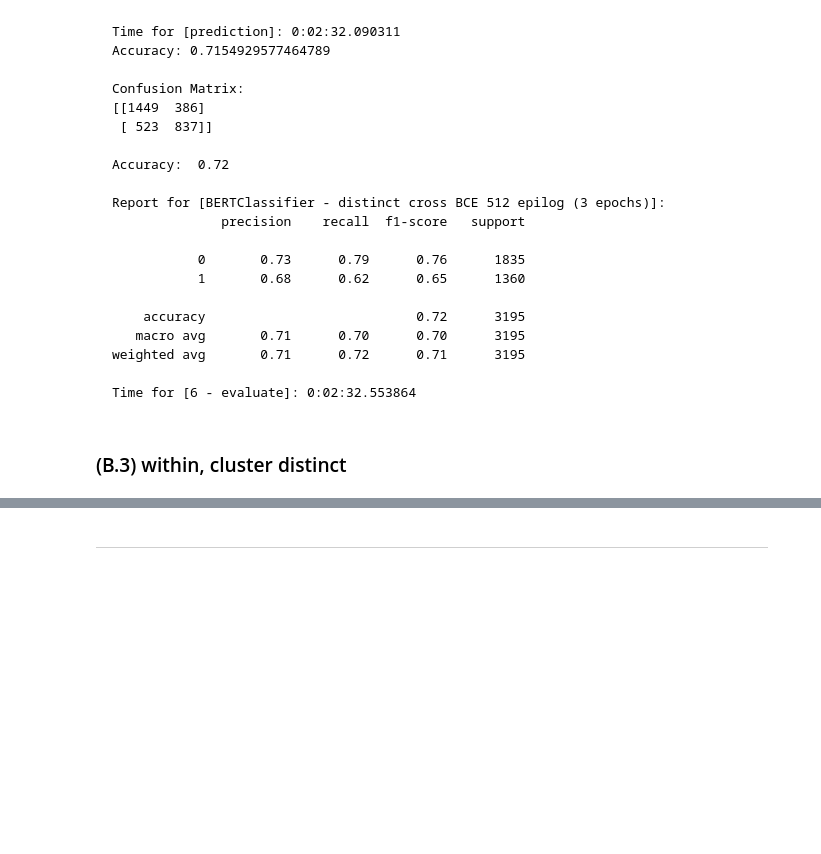
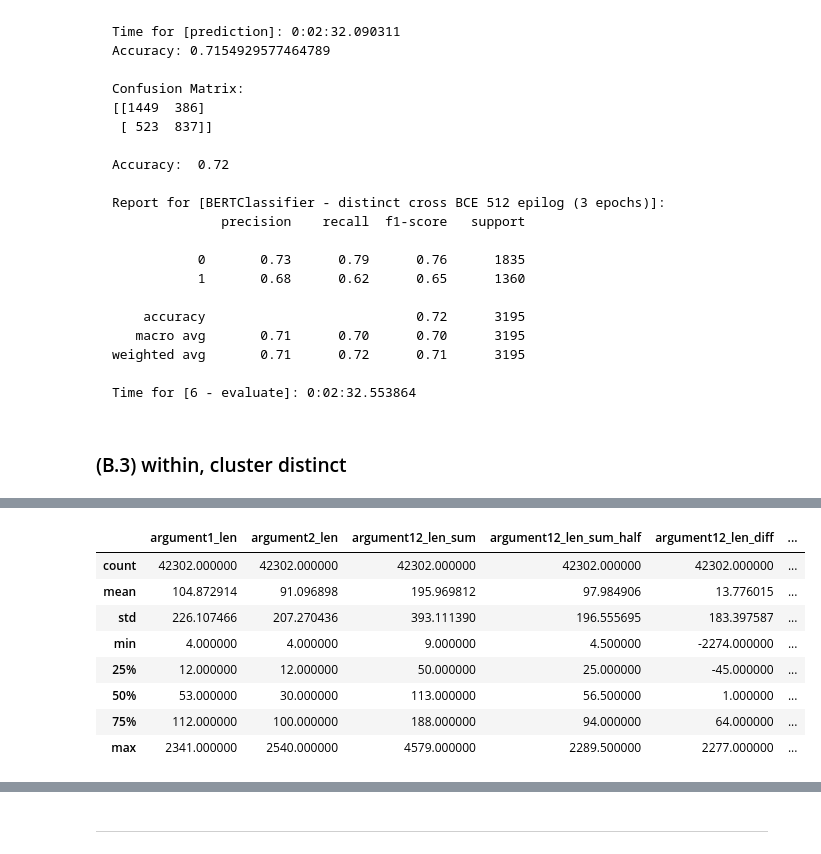
Before and after one commit to webis-de/SAMESIDE-19, a Jupyter notebook: same-side-classification-bert-BCE-epilog-compare.ipynb, the cells around one changed output, grey strips where cells are left out. Saved outputs shown, nothing was run; the diff lists cells and outputs as text; code cells hidden in the pictures; blank space fills up the shorter version.

```diff
--- a/same-side-classification-bert-BCE-epilog-compare.ipynb
+++ b/same-side-classification-bert-BCE-epilog-compare.ipynb
@@ -2122,0 +2276,14 @@ compute_metrics([[8815, 3593], [3972, 5221]])
+# %%
+def add_tag(row):
+    title = row['topic'].lower().strip()
+    if "abortion" in title:
+        row['tag'] = 'abortion'
+    elif "gay marriage"  in title:
+        row['tag'] = 'gay marriage'
+    else:
+        row['tag'] = 'NA'
+    return row
+
+
+within_train_df = within_train_df.progress_apply(add_tag, axis=1)
+within_dev_df = within_dev_df.progress_apply(add_tag, axis=1)
@@ -2122,0 +2311,12 @@ compute_metrics([[8815, 3593], [3972, 5221]])
+# %%
+within_train_df.describe()
+# %% [output]
+|  | argument1_len | argument2_len | argument12_len_sum | argument12_len_sum_half | argument12_len_diff | ... |
+| count | 42302.000000 | 42302.000000 | 42302.000000 | 42302.000000 | 42302.000000 | ... |
+| mean | 104.872914 | 91.096898 | 195.969812 | 97.984906 | 13.776015 | ... |
+| std | 226.107466 | 207.270436 | 393.111390 | 196.555695 | 183.397587 | ... |
+| min | 4.000000 | 4.000000 | 9.000000 | 4.500000 | -2274.000000 | ... |
+| 25% | 12.000000 | 12.000000 | 50.000000 | 25.000000 | -45.000000 | ... |
+| 50% | 53.000000 | 30.000000 | 113.000000 | 56.500000 | 1.000000 | ... |
+| 75% | 112.000000 | 100.000000 | 188.000000 | 94.000000 | 64.000000 | ... |
+| max | 2341.000000 | 2540.000000 | 4579.000000 | 2289.500000 | 2277.000000 | ... |
```
Also changed, not shown: parts of 18 cells of this notebook.
